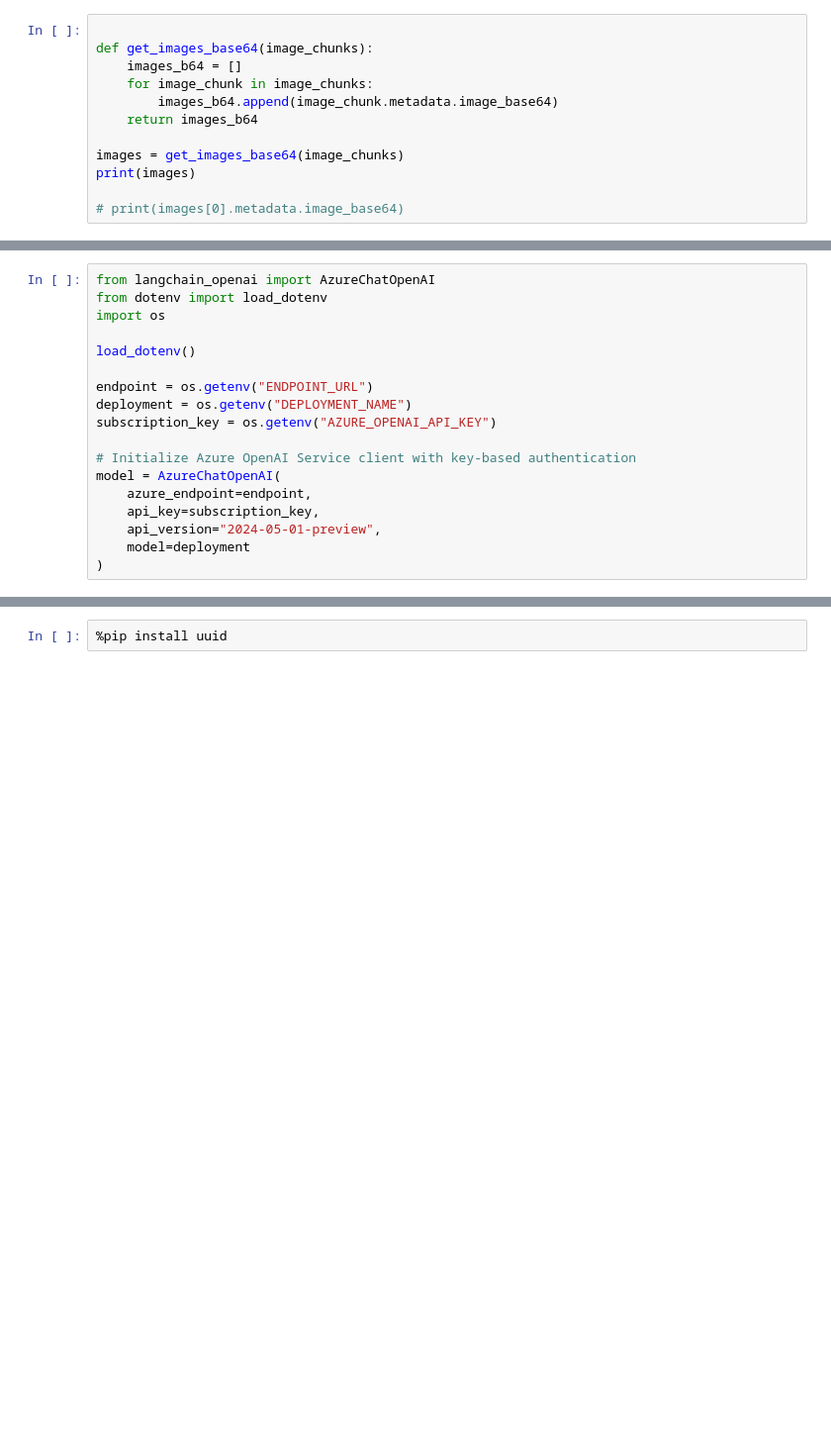
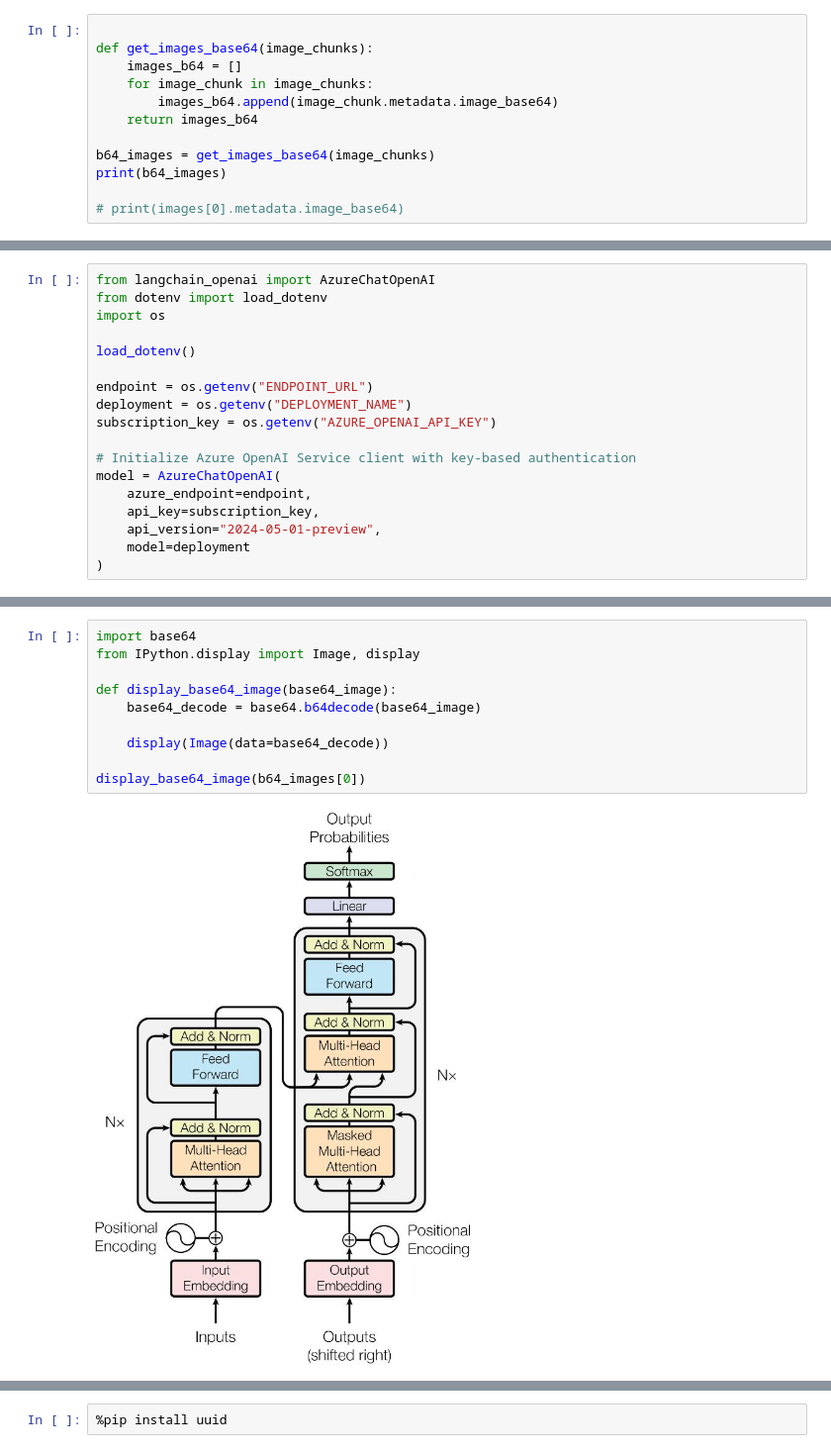
Before and after one commit to zaidnadaff/mutlimodal-rag, a Jupyter notebook: main.ipynb, the cells around one changed output, grey strips where cells are left out. Shown: that part at 99% size. Cells and saved outputs as stored; diff of their text form; blank space fills up the shorter version.

Commit message:
chunk retrieval

```diff
--- a/main.ipynb
+++ b/main.ipynb
@@ -53,8 +53,8 @@ def get_images_base64(image_chunks):
         images_b64.append(image_chunk.metadata.image_base64)
     return images_b64
 
-images = get_images_base64(image_chunks)
-print(images)
+b64_images = get_images_base64(image_chunks)
+print(b64_images)
 
 # print(images[0].metadata.image_base64)
 # %% [output]
@@ -191 +218,13 @@ except Exception as e:
+# %%
+import base64
+from IPython.display import Image, display
+
+def display_base64_image(base64_image):
+    base64_decode = base64.b64decode(base64_image)
+
+    display(Image(data=base64_decode))
+
+display_base64_image(b64_images[0])
+# %% [output]
+[figure, added]
 # %%
```
Also changed, not shown: parts of 17 cells of this notebook.
